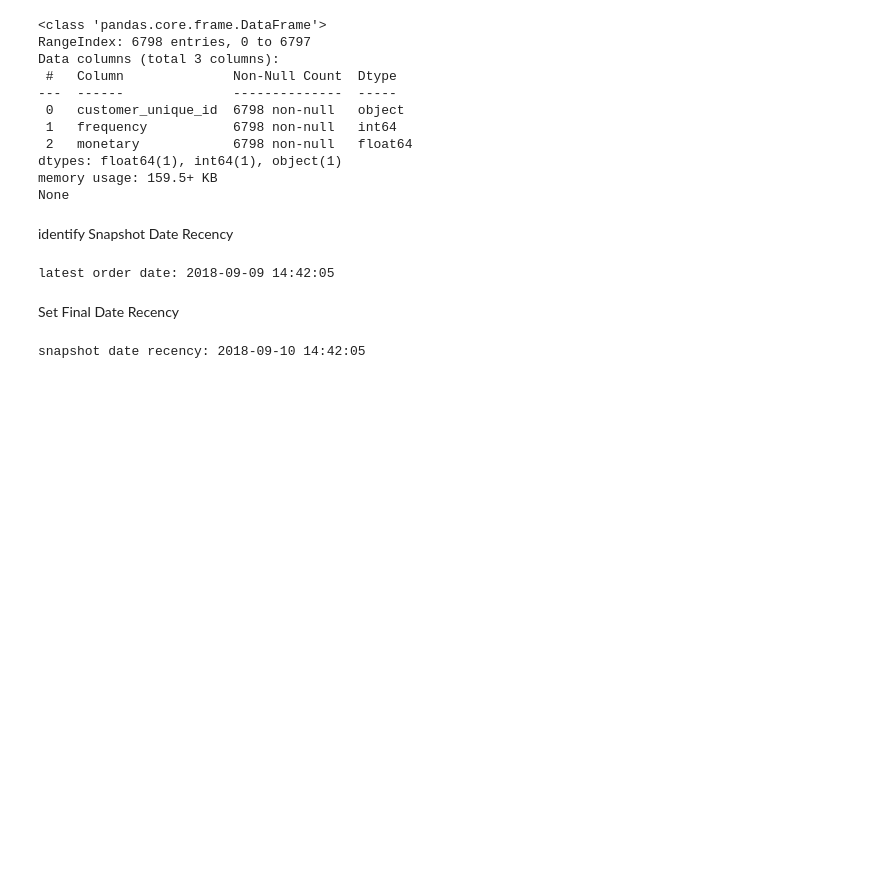
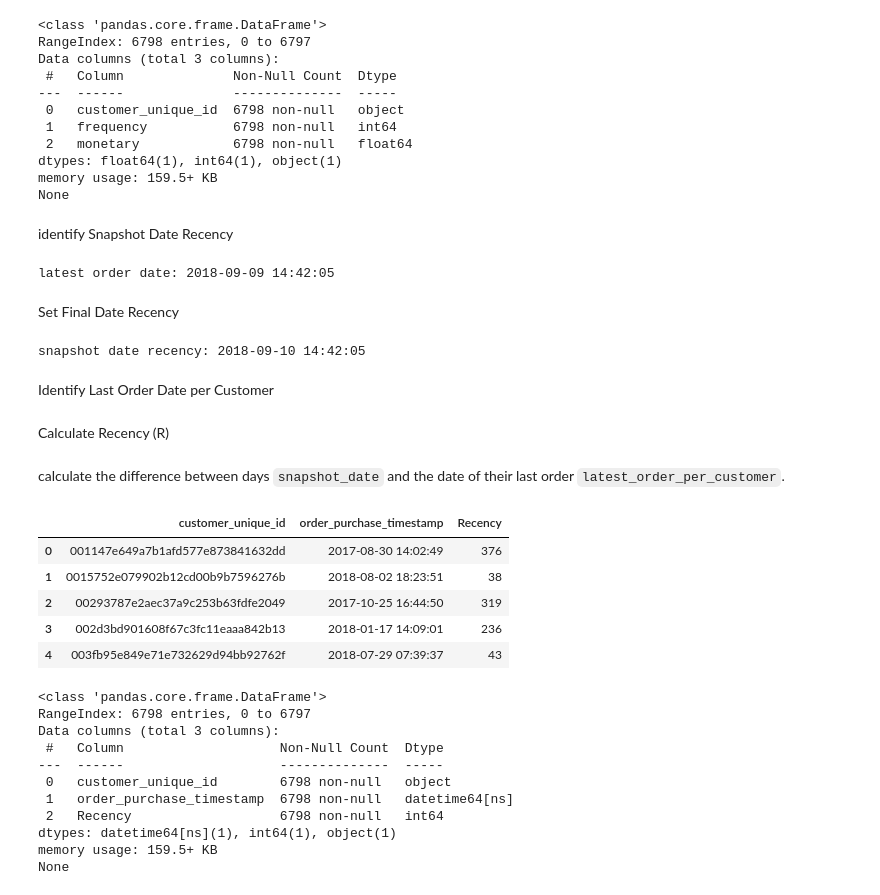
Before and after one commit to RizkiRdm/Olist-E-commerce-Performance-Analysis, a Jupyter notebook: notebooks/feature_engineering.ipynb, the cells around one changed output. Saved outputs shown, nothing was run; the diff lists cells and outputs as text; code cells hidden in the pictures; blank space fills up the shorter version.

```diff
--- a/notebooks/feature_engineering.ipynb
+++ b/notebooks/feature_engineering.ipynb
@@ -332,3 +332,5 @@ snaphot_date = latest_order_date + pd.Timedelta(days=1)
 print(f"snapshot date recency: {snaphot_date}")
 # %% [output]
 snapshot date recency: 2018-09-10 14:42:05
+# %% [markdown]
+Identify Last Order Date per Customer
@@ -334,0 +343,4 @@ snapshot date recency: 2018-09-10 14:42:05
+# %% [markdown]
+Calculate Recency (R)
+# %% [markdown]
+calculate the difference between days `snapshot_date` and the date of their last order `latest_order_per_customer`.
@@ -334,0 +354,21 @@ snapshot date recency: 2018-09-10 14:42:05
+# %%
+display(latest_order_per_customer.head())
+print(latest_order_per_customer.info())
+# %% [output]
+|  | customer_unique_id | order_purchase_timestamp | Recency |
+| 0 | 001147e649a7b1afd577e873841632dd | 2017-08-30 14:02:49 | 376 |
+| 1 | 0015752e079902b12cd00b9b7596276b | 2018-08-02 18:23:51 | 38 |
+| 2 | 00293787e2aec37a9c253b63fdfe2049 | 2017-10-25 16:44:50 | 319 |
+| 3 | 002d3bd901608f67c3fc11eaaa842b13 | 2018-01-17 14:09:01 | 236 |
+| 4 | 003fb95e849e71e732629d94bb92762f | 2018-07-29 07:39:37 | 43 |
+<class 'pandas.core.frame.DataFrame'>
+RangeIndex: 6798 entries, 0 to 6797
+Data columns (total 3 columns):
+ #   Column                    Non-Null Count  Dtype
+---  ------                    --------------  -----
+ 0   customer_unique_id        6798 non-null   object
+ 1   order_purchase_timestamp  6798 non-null   datetime64[ns]
+ 2   Recency                   6798 non-null   int64
+dtypes: datetime64[ns](1), int64(1), object(1)
+memory usage: 159.5+ KB
+None
```
Also changed, not shown: parts of 8 cells of this notebook.
